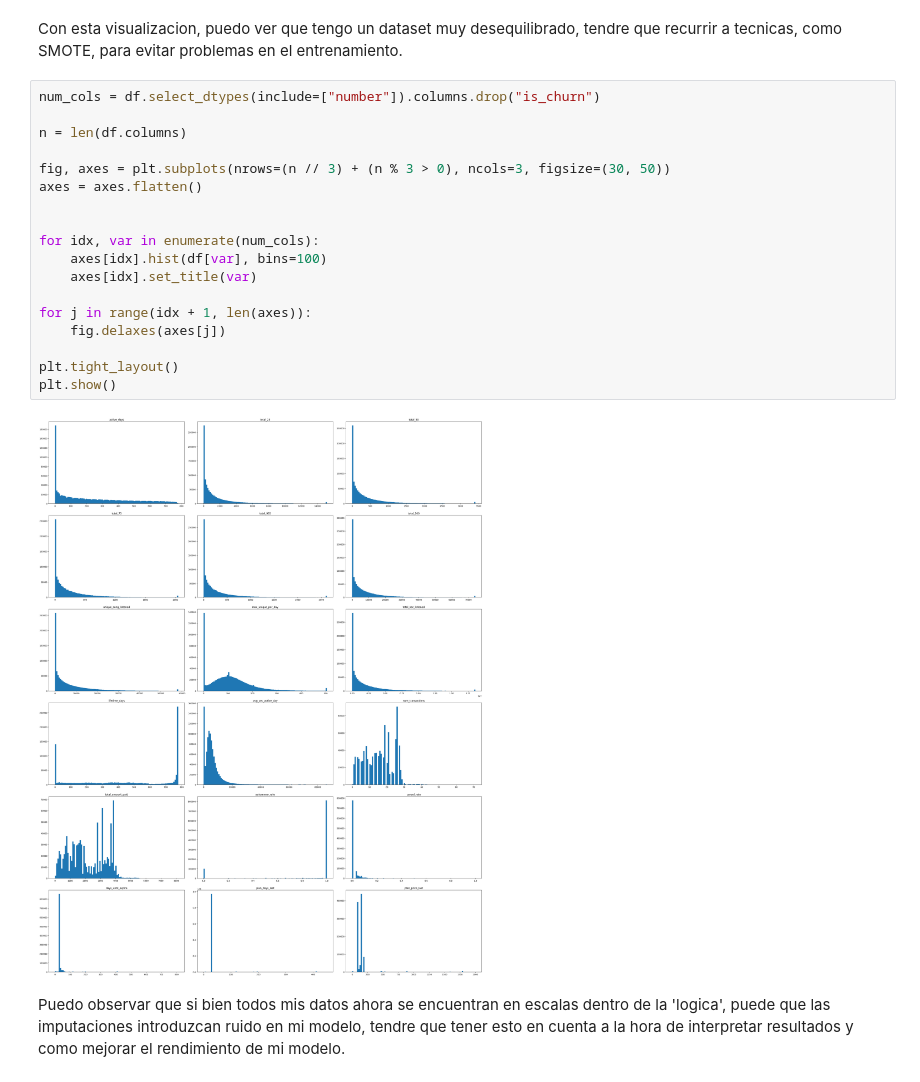
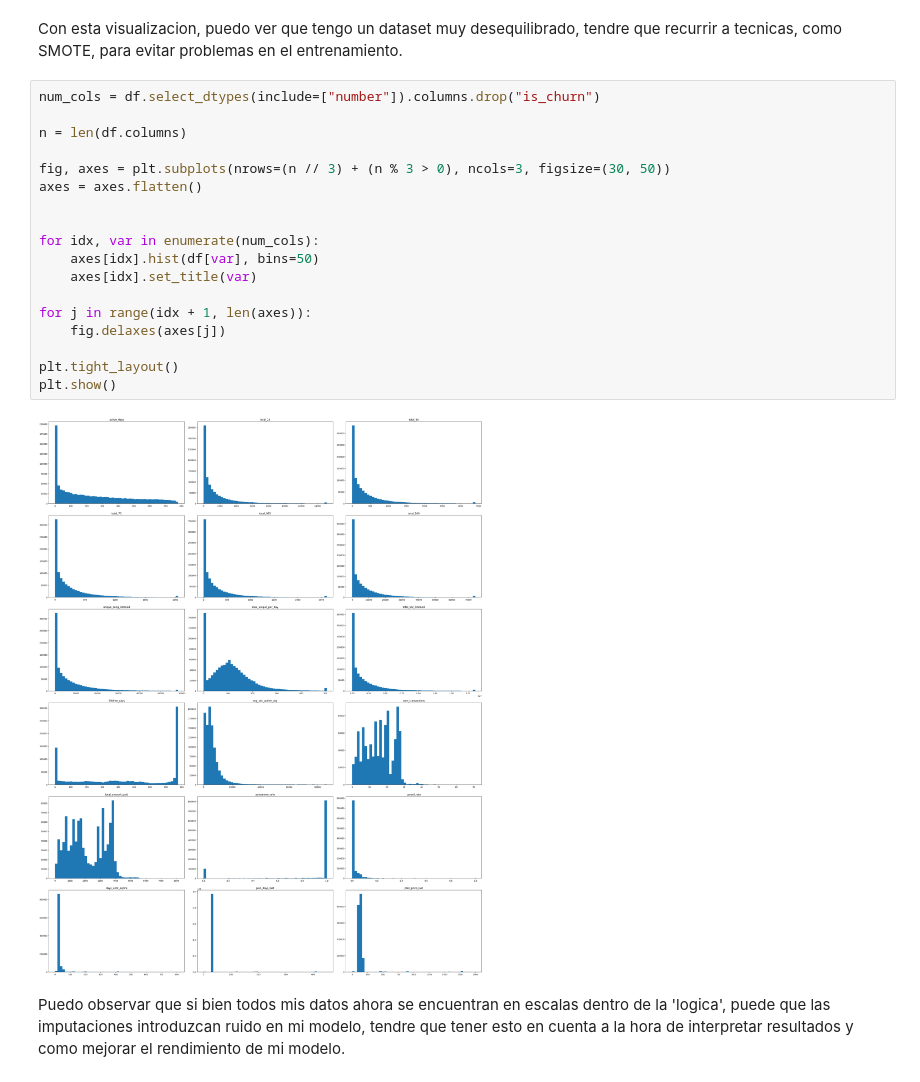
Before and after one commit to Reezo912/Churn-Prediction-KKBox, a Jupyter notebook: src/EDA.ipynb, the cells around one changed output. Cells and saved outputs as stored; diff of their text form.

Commit message:
Update EDA.ipynb to adjust histogram bin sizes from 100 to 50 for improved data visualization and increment execution count for consistency.

```diff
--- a/src/EDA.ipynb
+++ b/src/EDA.ipynb
@@ -207,23 +207,23 @@ Con esta visualizacion, puedo ver que tengo un dataset muy desequilibrado, tendr
 # %%
 num_cols = df.select_dtypes(include=["number"]).columns.drop("is_churn")
 
 n = len(df.columns)
 
 fig, axes = plt.subplots(nrows=(n // 3) + (n % 3 > 0), ncols=3, figsize=(30, 50))
 axes = axes.flatten()
 
 
 for idx, var in enumerate(num_cols):
-    axes[idx].hist(df[var], bins=100)
+    axes[idx].hist(df[var], bins=50)
     axes[idx].set_title(var)
 
 for j in range(idx + 1, len(axes)):
     fig.delaxes(axes[j])
 
 plt.tight_layout()
 plt.show()
 # %% [output]
-[figure, old version]
+[figure, new version]
 # %% [markdown]
 Puedo observar que si bien todos mis datos ahora se encuentran en escalas dentro de la 'logica', puede que las imputaciones introduzcan ruido en mi modelo, tendre que tener esto en cuenta a la hora de interpretar resultados y como mejorar el rendimiento de mi modelo.
 # %% [markdown]
```
